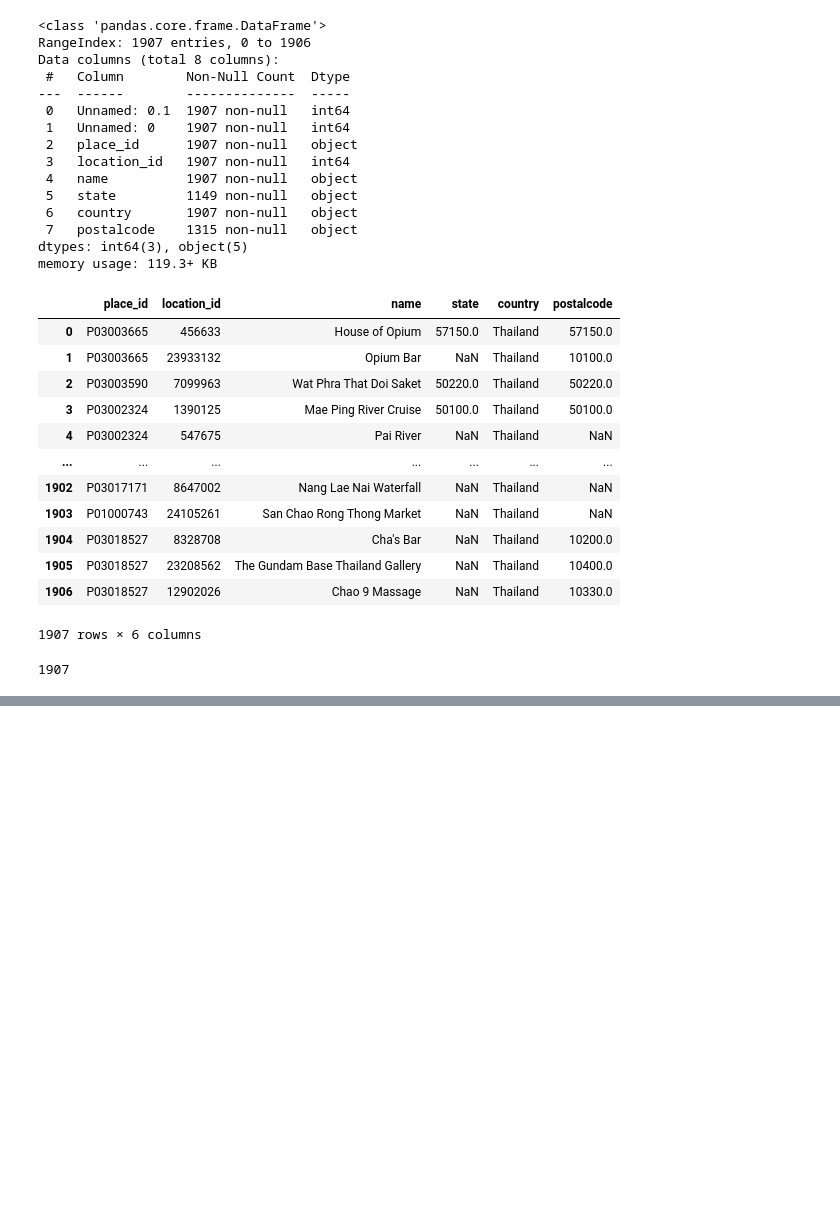
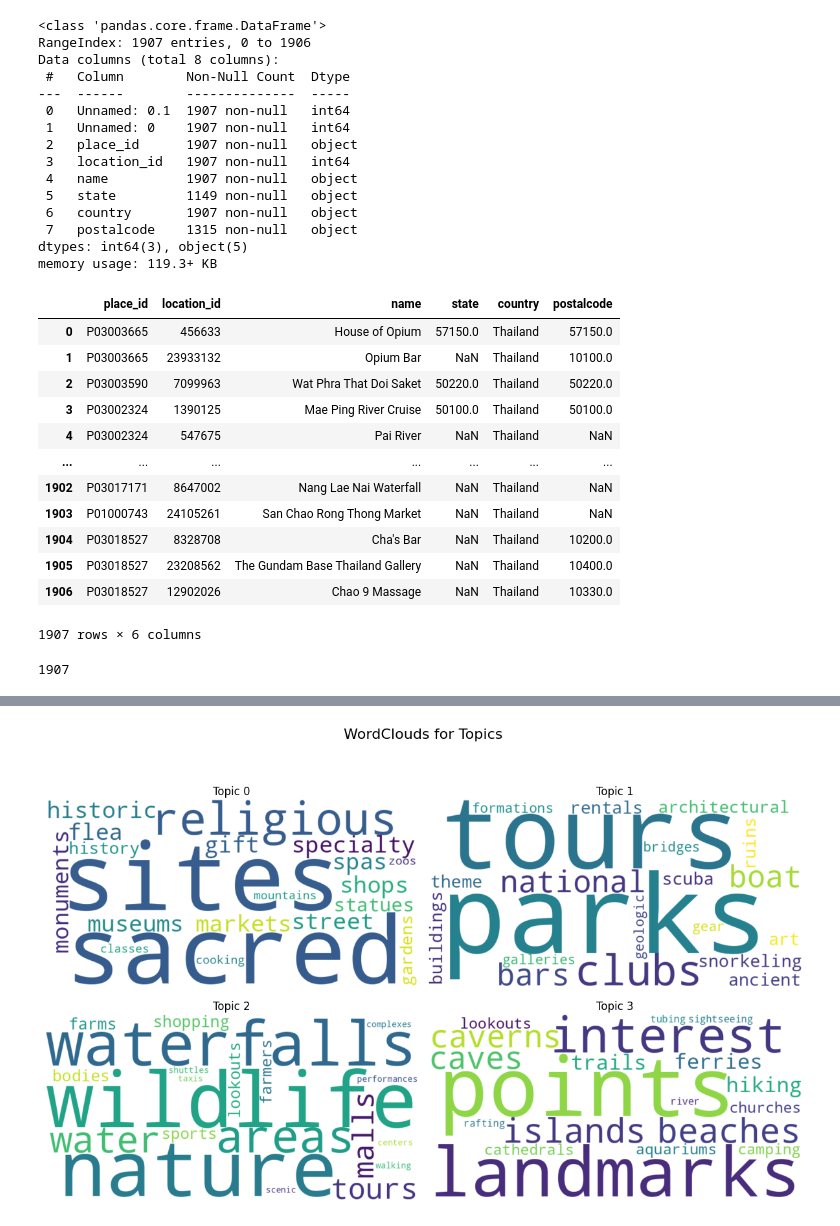
Before and after one commit to S09Z/IS_Project_Thailand_Tourism_Recommendation, a Jupyter notebook: app/frontend/transform_data.ipynb, the cells around one changed output, grey strips where cells are left out. Drawn from its saved outputs; the diff is of its cells as text; code cells hidden in the pictures; blank space fills up the shorter version.

```diff
--- a/app/frontend/transform_data.ipynb
+++ b/app/frontend/transform_data.ipynb
@@ -646,0 +724,33 @@ combined_details_df.to_csv("data/combined_details.csv")
+# %%
+def get_topic_words(lda_model, feature_names, n_top_words=10):
+    topic_words = []
+    for topic_idx, topic in enumerate(lda_model.components_):
+        words = [feature_names[i] for i in topic.argsort()[:-n_top_words - 1:-1]]
+        topic_words.append(" ".join(words))
+    return topic_words
+
+# Generate topic words from LDA model
+topic_words = get_topic_words(lda_model, vectorizer.get_feature_names_out(), n_top_words=20)
+
+# Function to plot WordClouds in a 2x2 grid
+def plot_wordclouds_in_grid(topic_words, n_rows=2, n_cols=2):
+    fig, axes = plt.subplots(n_rows, n_cols, figsize=(12, 8))
+    fig.suptitle("WordClouds for Topics", fontsize=16)
+
+    for idx, words in enumerate(topic_words):
+        if idx < n_rows * n_cols:
+            row, col = divmod(idx, n_cols)
+            wordcloud = WordCloud(width=800, height=400, background_color='white').generate(words)
+            axes[row, col].imshow(wordcloud, interpolation='bilinear')
+            axes[row, col].axis('off')
+            axes[row, col].set_title(f"Topic {idx}", fontsize=12)
+        else:
+            axes[row, col].axis('off')  # Turn off any extra axes
+
+    plt.tight_layout(rect=[0, 0, 1, 0.95])  # Adjust layout to leave space for title
+    plt.show()
+
+# Plot the WordClouds in a 2x2 grid
+plot_wordclouds_in_grid(topic_words, n_rows=2, n_cols=2)
+# %% [output]
+[figure, added]
```
Also changed, not shown: parts of 15 cells of this notebook.
